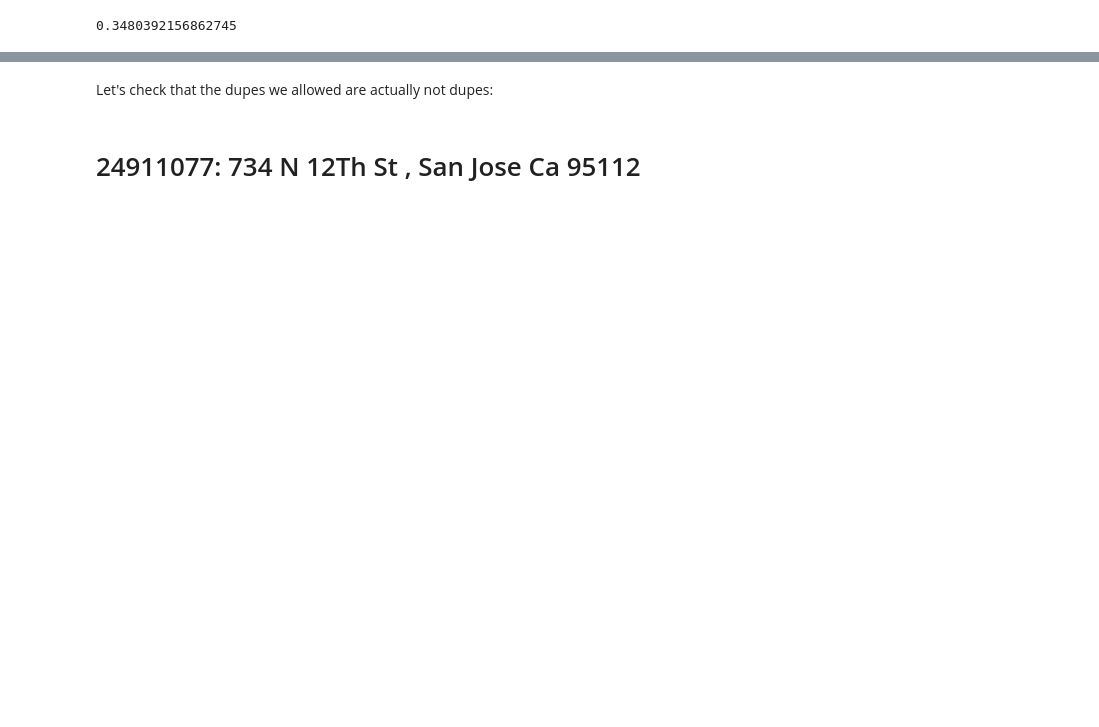
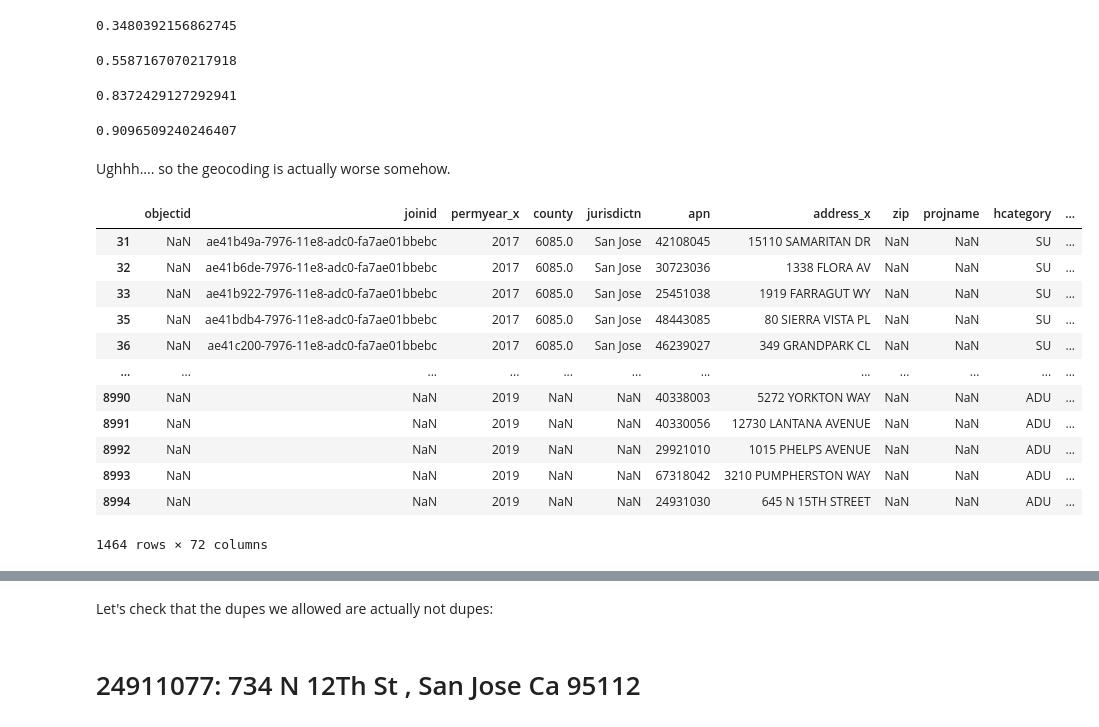
Before and after one commit to YIMBYdata/housing-elements, a Jupyter notebook: San Jose permits cleaning.ipynb, the cells around one changed output, grey strips where cells are left out. Drawn from its saved outputs; the diff is of its cells as text; code cells hidden in the pictures; blank space fills up the shorter version.

```diff
--- a/San Jose permits cleaning.ipynb
+++ b/San Jose permits cleaning.ipynb
@@ -95,0 +64,6 @@ merged_df = gpd.sjoin(
+# %%
+merged_df_3 = abag_permits_df.merge(
+    permits_df.dropna(subset=['apn']),
+    how='left',
+    on='apn'
+)
@@ -97,3 +77,35 @@ merged_df = gpd.sjoin(
 merged_df['permyear_right'].notnull().mean()
 # %% [output]
 0.3480392156862745
+# %%
+merged_df_2['permyear_right'].notnull().mean()
+# %% [output]
+0.5587167070217918
+# %%
+merged_df_3['permyear_y'].notnull().mean()
+# %% [output]
+0.8372429127292941
+# %%
+merged_df_4['permyear_y'].notnull().mean()
+# %% [output]
+0.9096509240246407
+# %% [markdown]
+Ughhh.... so the geocoding is actually worse somehow.
+# %%
+merged_df_3[
+    merged_df_3['permyear_y'].isnull()
+]
+# %% [output]
+|  | objectid | joinid | permyear_x | county | jurisdictn | apn | address_x | zip | projname | hcategory | ... |
+| 31 | NaN | ae41b49a-7976-11e8-adc0-fa7ae01bbebc | 2017 | 6085.0 | San Jose | 42108045 | 15110 SAMARITAN DR | NaN | NaN | SU | ... |
+| 32 | NaN | ae41b6de-7976-11e8-adc0-fa7ae01bbebc | 2017 | 6085.0 | San Jose | 30723036 | 1338 FLORA AV | NaN | NaN | SU | ... |
+| 33 | NaN | ae41b922-7976-11e8-adc0-fa7ae01bbebc | 2017 | 6085.0 | San Jose | 25451038 | 1919 FARRAGUT WY | NaN | NaN | SU | ... |
+| 35 | NaN | ae41bdb4-7976-11e8-adc0-fa7ae01bbebc | 2017 | 6085.0 | San Jose | 48443085 | 80 SIERRA VISTA PL | NaN | NaN | SU | ... |
+| 36 | NaN | ae41c200-7976-11e8-adc0-fa7ae01bbebc | 2017 | 6085.0 | San Jose | 46239027 | 349 GRANDPARK CL | NaN | NaN | SU | ... |
+| ... | ... | ... | ... | ... | ... | ... | ... | ... | ... | ... | ... |
+| 8990 | NaN | NaN | 2019 | NaN | NaN | 40338003 | 5272 YORKTON WAY | NaN | NaN | ADU | ... |
+| 8991 | NaN | NaN | 2019 | NaN | NaN | 40330056 | 12730 LANTANA AVENUE | NaN | NaN | ADU | ... |
+| 8992 | NaN | NaN | 2019 | NaN | NaN | 29921010 | 1015 PHELPS AVENUE | NaN | NaN | ADU | ... |
+| 8993 | NaN | NaN | 2019 | NaN | NaN | 67318042 | 3210 PUMPHERSTON WAY | NaN | NaN | ADU | ... |
+| 8994 | NaN | NaN | 2019 | NaN | NaN | 24931030 | 645 N 15TH STREET | NaN | NaN | ADU | ... |
+1464 rows × 72 columns
```
Also changed, not shown: parts of 34 cells of this notebook, 5 other files.
